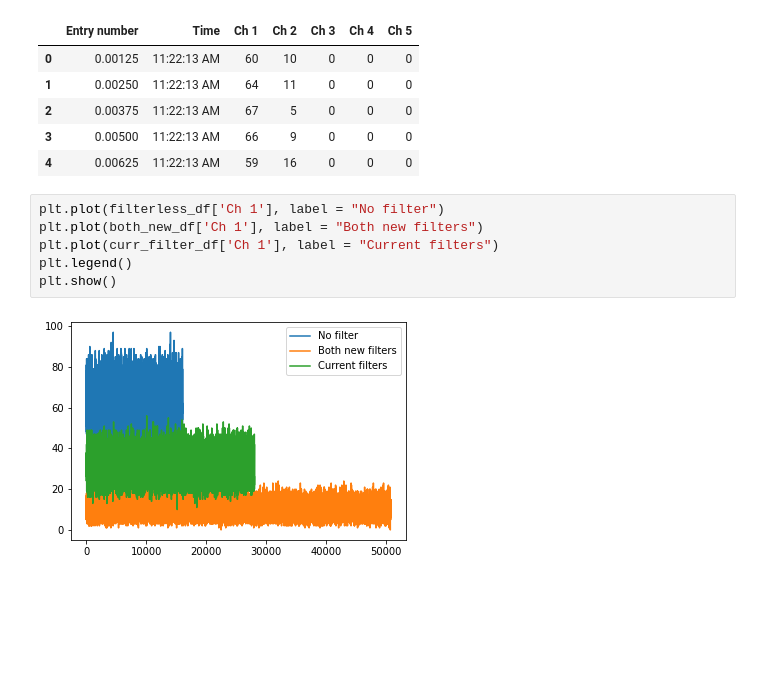
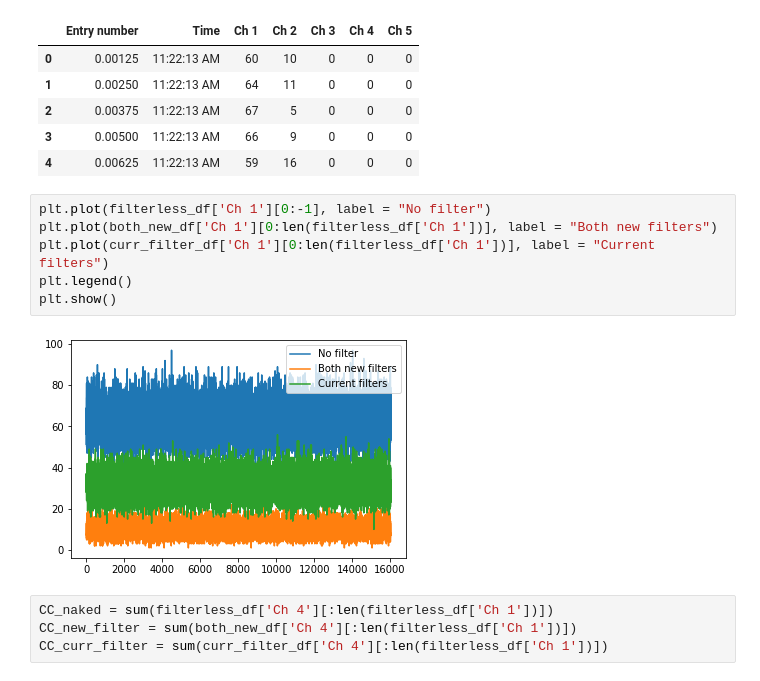
Before and after one commit to tyxiang0530/qrand, a Jupyter notebook: FilterStatistics.ipynb, the cells around one changed output. Saved outputs shown, nothing was run; the diff lists cells and outputs as text; blank space fills up the shorter version.

```diff
--- a/FilterStatistics.ipynb
+++ b/FilterStatistics.ipynb
@@ -30,10 +30,14 @@ filterless_df.head()
 | 3 | 0.00500 | 11:22:13 AM | 66 | 9 | 0 | 0 | 0 |
 | 4 | 0.00625 | 11:22:13 AM | 59 | 16 | 0 | 0 | 0 |
 # %%
-plt.plot(filterless_df['Ch 1'], label = "No filter")
-plt.plot(both_new_df['Ch 1'], label = "Both new filters")
-plt.plot(curr_filter_df['Ch 1'], label = "Current filters")
+plt.plot(filterless_df['Ch 1'][0:-1], label = "No filter")
+plt.plot(both_new_df['Ch 1'][0:len(filterless_df['Ch 1'])], label = "Both new filters")
+plt.plot(curr_filter_df['Ch 1'][0:len(filterless_df['Ch 1'])], label = "Current filters")
 plt.legend()
 plt.show()
 # %% [output]
-[figure, old version]
+[figure, new version]
+# %%
+CC_naked = sum(filterless_df['Ch 4'][:len(filterless_df['Ch 1'])])
+CC_new_filter = sum(both_new_df['Ch 4'][:len(filterless_df['Ch 1'])])
+CC_curr_filter = sum(curr_filter_df['Ch 4'][:len(filterless_df['Ch 1'])])
```
Also changed, not shown: parts of 9 cells of this notebook, 3 other files.
